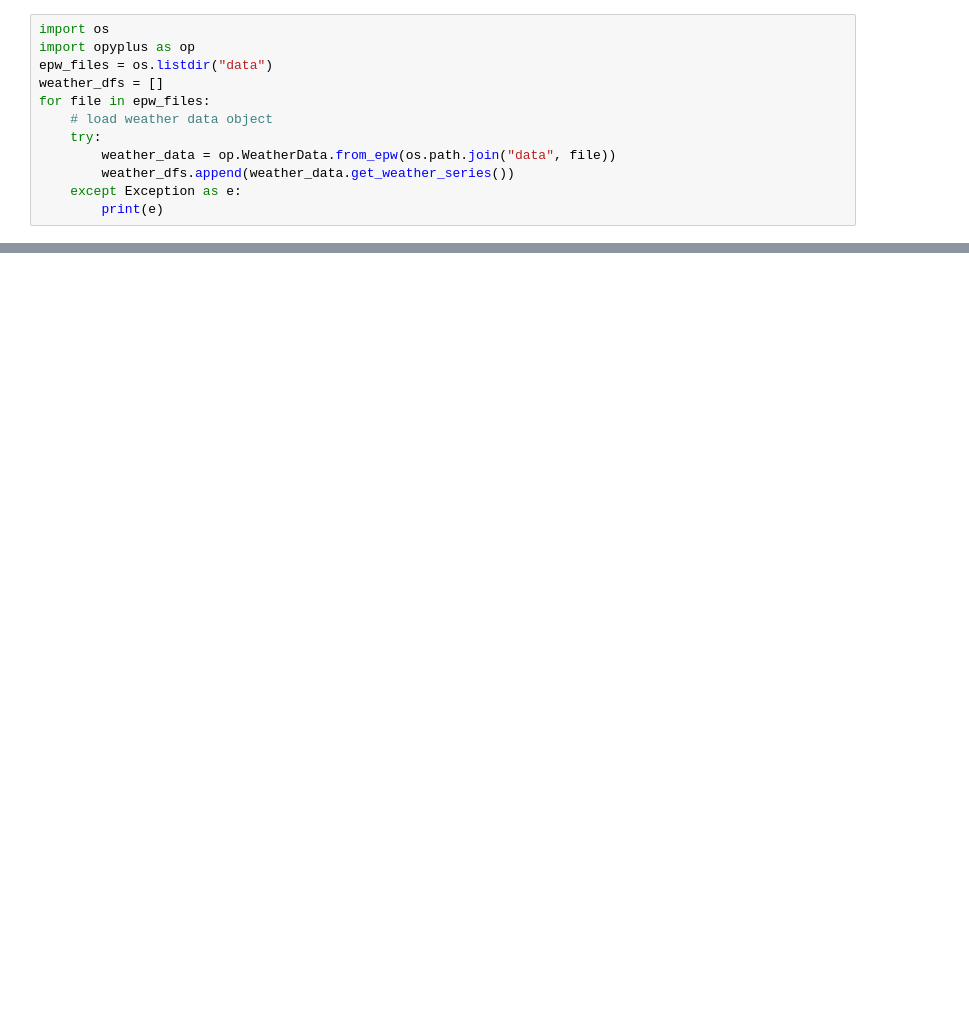
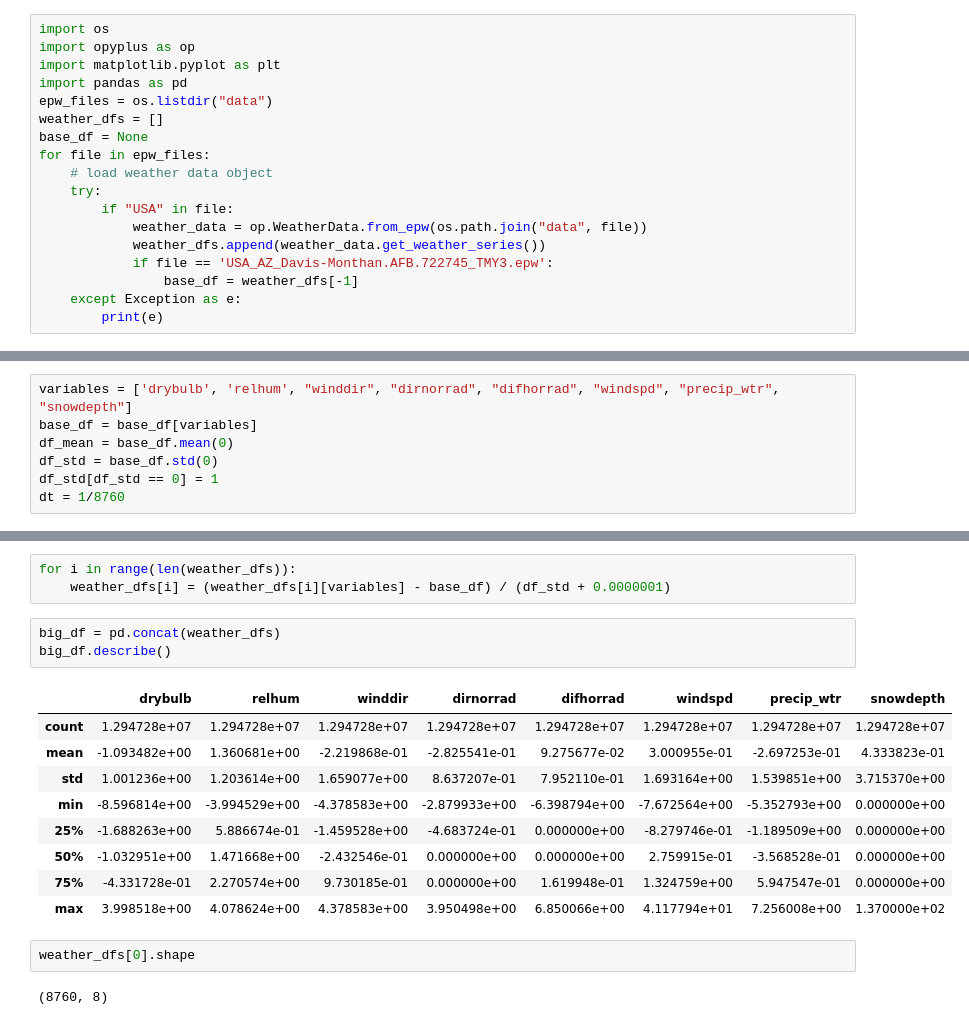
Before and after one commit to Demosthen/ActiveRL, a Jupyter notebook: epw_scraper/process_epws.ipynb, the cells around one changed output, grey strips where cells are left out. Drawn from its saved outputs; the diff is of its cells as text; blank space fills up the shorter version.

```diff
--- a/epw_scraper/process_epws.ipynb
+++ b/epw_scraper/process_epws.ipynb
@@ -1,12 +1,18 @@
 # %%
 import os
 import opyplus as op
+import matplotlib.pyplot as plt
+import pandas as pd
 epw_files = os.listdir("data")
 weather_dfs = []
+base_df = None
 for file in epw_files:
     # load weather data object
     try:
-        weather_data = op.WeatherData.from_epw(os.path.join("data", file))
-        weather_dfs.append(weather_data.get_weather_series())
+        if "USA" in file:
+            weather_data = op.WeatherData.from_epw(os.path.join("data", file))
+            weather_dfs.append(weather_data.get_weather_series())
+            if file == 'USA_AZ_Davis-Monthan.AFB.722745_TMY3.epw':
+                base_df = weather_dfs[-1]
     except Exception as e:
         print(e)
@@ -21,0 +33,7 @@ big_df = big_df[variables]
+# %%
+variables = ['drybulb', 'relhum', "winddir", "dirnorrad", "difhorrad", "windspd", "precip_wtr", "snowdepth"]
+base_df = base_df[variables]
+df_mean = base_df.mean(0)
+df_std = base_df.std(0)
+df_std[df_std == 0] = 1
+dt = 1/8760
@@ -21,0 +52,20 @@ big_df = big_df[variables]
+# %%
+for i in range(len(weather_dfs)):
+    weather_dfs[i] = (weather_dfs[i][variables] - base_df) / (df_std + 0.0000001)
+# %%
+big_df = pd.concat(weather_dfs)
+big_df.describe()
+# %% [output]
+|  | drybulb | relhum | winddir | dirnorrad | difhorrad | windspd | precip_wtr | snowdepth |
+| count | 1.294728e+07 | 1.294728e+07 | 1.294728e+07 | 1.294728e+07 | 1.294728e+07 | 1.294728e+07 | 1.294728e+07 | 1.294728e+07 |
+| mean | -1.093482e+00 | 1.360681e+00 | -2.219868e-01 | -2.825541e-01 | 9.275677e-02 | 3.000955e-01 | -2.697253e-01 | 4.333823e-01 |
+| std | 1.001236e+00 | 1.203614e+00 | 1.659077e+00 | 8.637207e-01 | 7.952110e-01 | 1.693164e+00 | 1.539851e+00 | 3.715370e+00 |
+| min | -8.596814e+00 | -3.994529e+00 | -4.378583e+00 | -2.879933e+00 | -6.398794e+00 | -7.672564e+00 | -5.352793e+00 | 0.000000e+00 |
+| 25% | -1.688263e+00 | 5.886674e-01 | -1.459528e+00 | -4.683724e-01 | 0.000000e+00 | -8.279746e-01 | -1.189509e+00 | 0.000000e+00 |
+| 50% | -1.032951e+00 | 1.471668e+00 | -2.432546e-01 | 0.000000e+00 | 0.000000e+00 | 2.759915e-01 | -3.568528e-01 | 0.000000e+00 |
+| 75% | -4.331728e-01 | 2.270574e+00 | 9.730185e-01 | 0.000000e+00 | 1.619948e-01 | 1.324759e+00 | 5.947547e-01 | 0.000000e+00 |
+| max | 3.998518e+00 | 4.078624e+00 | 4.378583e+00 | 3.950498e+00 | 6.850066e+00 | 4.117794e+01 | 7.256008e+00 | 1.370000e+02 |
+# %%
+weather_dfs[0].shape
+# %% [output]
+(8760, 8)
```
Also changed, not shown: parts of 32 cells of this notebook, 6 other files.
